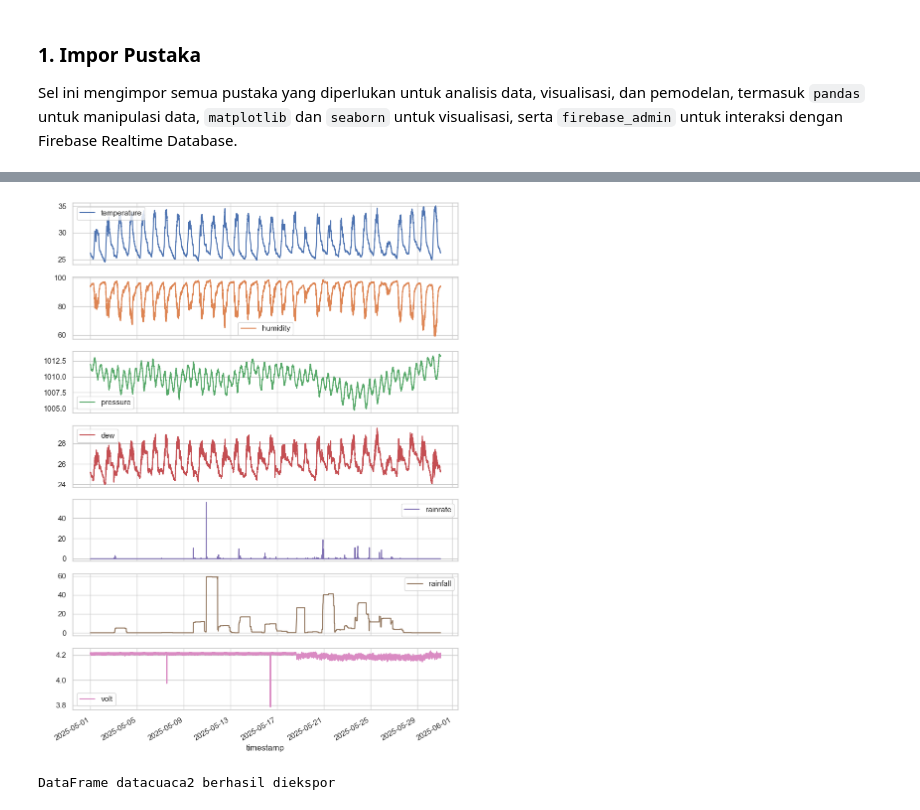
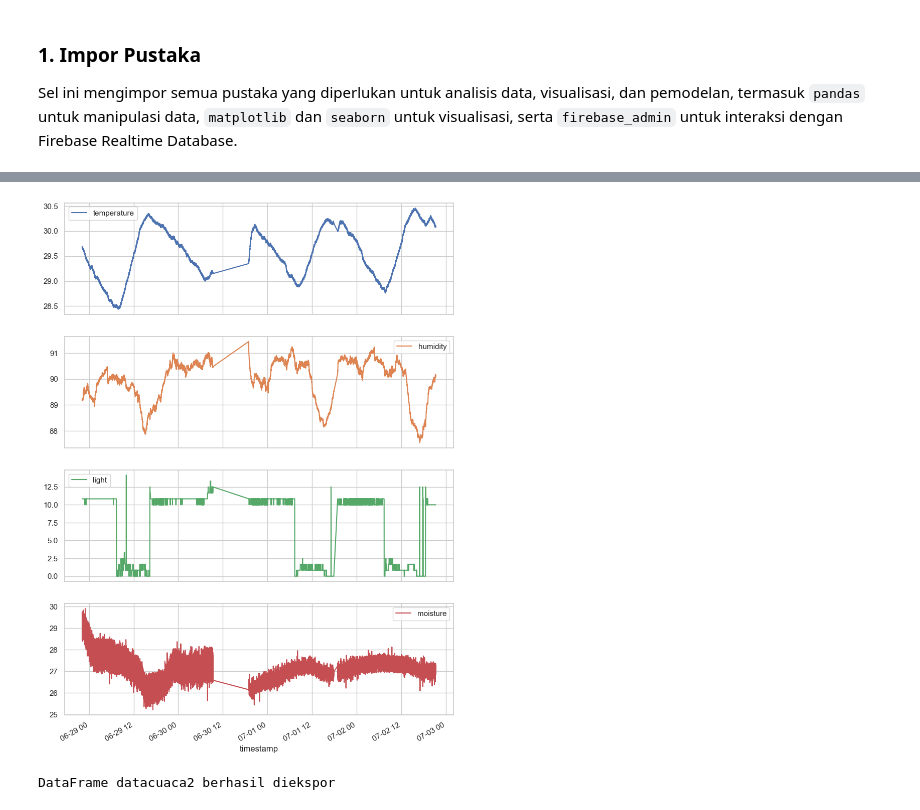
Before and after one commit to evanalif113/Kumbung-Sense-IoT, a Jupyter notebook: Model-Deep-Learning/LSTM_Prediction.ipynb, the cells around one changed output, grey strips where cells are left out. Drawn from its saved outputs; the diff is of its cells as text; code cells hidden in the pictures.

```diff
--- a/Model-Deep-Learning/LSTM_Prediction.ipynb
+++ b/Model-Deep-Learning/LSTM_Prediction.ipynb
@@ -27,7 +27,7 @@ firebase_admin.initialize_app(source_cred, {
 # %%
 # Input readable date
-start_readable_date = "01-05-2025 00:00:00"  # Format: DD-MM-YYYY HH:MM:SS
-end_readable_date = "30-05-2025 23:59:59"  # Format: DD-MM-YYYY HH:MM:SS
+start_readable_date = "01-06-2025 00:00:00"  # Format: DD-MM-YYYY HH:MM:SS
+end_readable_date = "30-07-2025 23:59:59"  # Format: DD-MM-YYYY HH:MM:SS
 
 # Convert readable date to Unix timestamp
 start_timestamp = int(datetime.strptime(start_readable_date, "%d-%m-%Y %H:%M:%S").timestamp())
@@ -40,14 +40,11 @@ print(end_timestamp) # Convert to string and print
 # %%
 # Refer ke path data
-ref_data1 = db.reference('/auto_weather_stat/id-03/data')
-ref_data2 = db.reference('/auto_weather_stat/id-05/data')
+ref_data = db.reference('/JU3dPIvArGbuoRUywdcTmdVkQRr2/sensor/data')
 
 # Ambil data yang key-nya berada dalam rentang waktu yang ditentukan
-query_data1 = ref_data1.order_by_key().start_at(str(start_timestamp)).end_at(str(end_timestamp))
-query_data2 = ref_data2.order_by_key().start_at(str(start_timestamp)).end_at(str(end_timestamp))
+query_data = ref_data.order_by_key().start_at(str(start_timestamp)).end_at(str(end_timestamp))
 
 # Ambil hasil
-results_data1 = query_data1.get()
-results_data2 = query_data2.get()
+results_data = query_data.get()
 # %%
 # Mengubah data menjadi DataFrame pandas untuk data pertama
@@ -112,5 +85,4 @@ cuaca1.tail(10)
 # %%
-cuaca1['timestamp']= cuaca1['timestamp'].astype(int)
-cuaca2['timestamp']= cuaca2['timestamp'].astype(int)
-cuaca1.tail(10)
+kumbung['timestamp']= kumbung['timestamp'].astype(int)
+kumbung.tail(10)
 # %% [output]
@@ -128,9 +100,7 @@ cuaca1.tail(10)
 # %%
 # Konversi timestamp ke datetime dalam format UTC
-cuaca1['timestamp'] = pd.to_datetime(cuaca1['timestamp'], unit='s', utc=True)
-cuaca2['timestamp'] = pd.to_datetime(cuaca2['timestamp'], unit='s', utc=True)
+kumbung['timestamp'] = pd.to_datetime(kumbung['timestamp'], unit='s', utc=True)
 
 # Mengonversi ke zona waktu WIB (Asia/Jakarta)
-cuaca1['timestamp'] = cuaca1['timestamp'].dt.tz_convert('Asia/Jakarta')
-cuaca2['timestamp'] = cuaca2['timestamp'].dt.tz_convert('Asia/Jakarta')
+kumbung['timestamp'] = kumbung['timestamp'].dt.tz_convert('Asia/Jakarta')
 # %%
@@ -238,17 +155,14 @@ dtype: int64
 # %%
-datacuaca2.plot(
+kumbung.plot(
     y=[
     'temperature',
     'humidity',
-    'pressure',
-    'dew',
-    'rainrate',
-    'rainfall',
-    'volt'
+    'light',
+    'moisture'
     ],
     x='timestamp',
     subplots=True, figsize=(10, 15))
 plt.show()
 # %% [output]
-[figure, old version]
+[figure, new version]
 # %%
```
Also changed, not shown: parts of 21 cells of this notebook, 3 other files.
